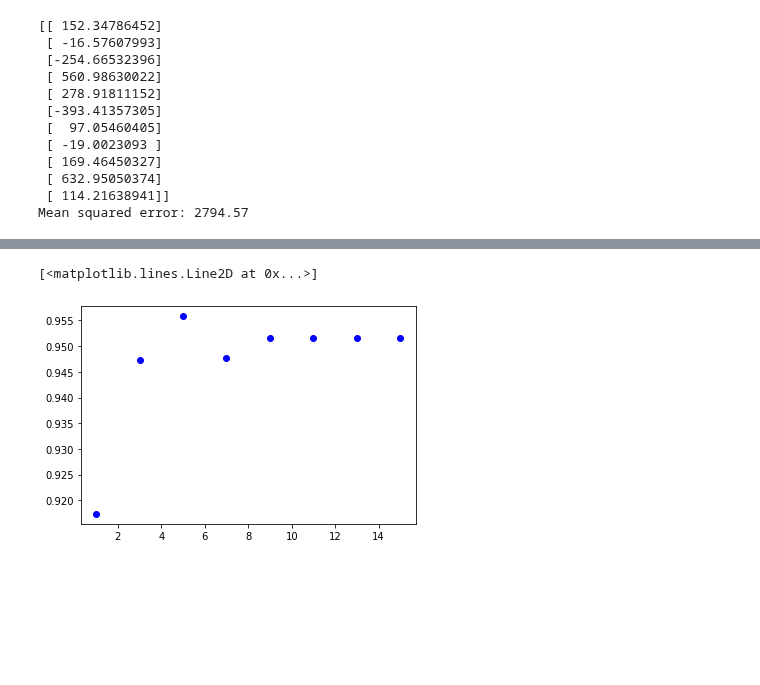
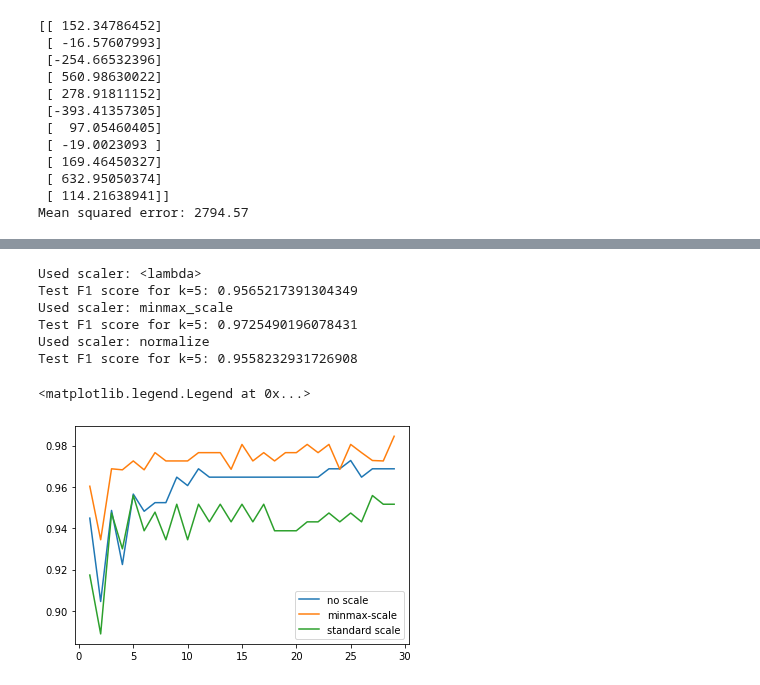
Before and after one commit to VincentV0/8dm50-machine-learning, a Jupyter notebook: practicals/week_1.ipynb, the cells around one changed output, grey strips where cells are left out. Cells and saved outputs as stored; diff of their text form; code cells hidden in the pictures; blank space fills up the shorter version.

```diff
--- a/practicals/week_1.ipynb
+++ b/practicals/week_1.ipynb
@@ -245,28 +282,46 @@ y_train = breast_cancer.target[:400, np.newaxis]
 X_test = breast_cancer.data[400:, :]
 y_test = breast_cancer.target[400:, np.newaxis]
 
-# normalize data
-X_train = normalize(X_train)
-X_test  = normalize(X_test)
+def evaluate_knn_classifier(scaler):
+    # normalize data
+    X_train_scaled = scaler(X_train)
+    X_test_scaled  = scaler(X_test)
 
-# predict labels using k-NN method
-y_test_pred = kNN(X_train, y_train, X_test, k=5)
+    # predict labels using k-NN method
+    y_test_pred = kNN(X_train_scaled, y_train, X_test_scaled, k=5)
 
-# calculate F-score
-test_score = f1_score(y_test, y_test_pred)  # accuracy metric can also be used
+    # calculate F-score
+    test_score = f1_score(y_test, y_test_pred)  # accuracy metric can also be used
+
+    print(f'Used scaler: {scaler.__name__}')
+    print(f'Test F1 score for k=5: {test_score}')
+
+    ks = np.arange(1, 30)
+    scores = []
+    for k in ks:
+        y_test_pred = kNN(X_train_scaled, y_train, X_test_scaled, k)
+        scores.append(f1_score(y_test, y_test_pred))
+
+    # Add plot
+    plt.plot(ks, scores)
-# %%
-# try for different values of 'k'
-
-ks = [1,3,5,7,9,11,13,15]
-scores = []
-for k in ks:
-    y_test_pred = kNN(X_train, y_train, X_test, k)
-    scores.append(f1_score(y_test, y_test_pred))
-
-plt.plot(ks, scores, 'bo')
-# %% [output]
-[<matplotlib.lines.Line2D at 0x...>]
-[figure, removed]
+# %%
+from sklearn.preprocessing import minmax_scale
+
+plt.Figure()
+evaluate_knn_classifier(lambda x: x)
+evaluate_knn_classifier(minmax_scale) # Min-max scaling
+evaluate_knn_classifier(normalize) # Standard scaling
+
+plt.legend(['no scale', 'minmax-scale', 'standard scale'])
+# %% [output]
+Used scaler: <lambda>
+Test F1 score for k=5: 0.9565217391304349
+Used scaler: minmax_scale
+Test F1 score for k=5: 0.9725490196078431
+Used scaler: normalize
+Test F1 score for k=5: 0.9558232931726908
+<matplotlib.legend.Legend at 0x...>
+[figure, added]
 # %% [markdown]
 ### $k$-NN regression
 
```
Also changed, not shown: parts of 12 cells of this notebook.
